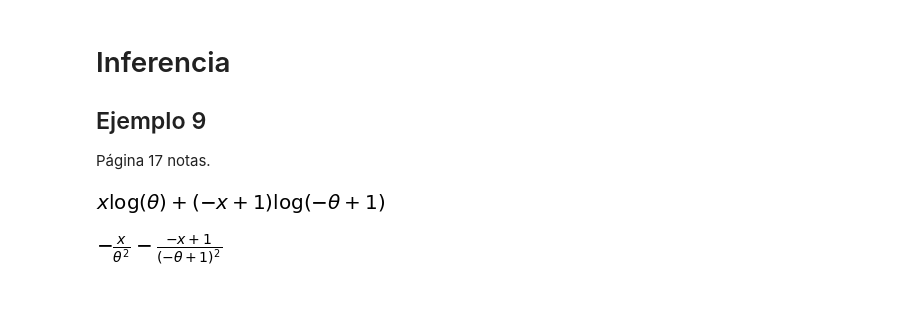
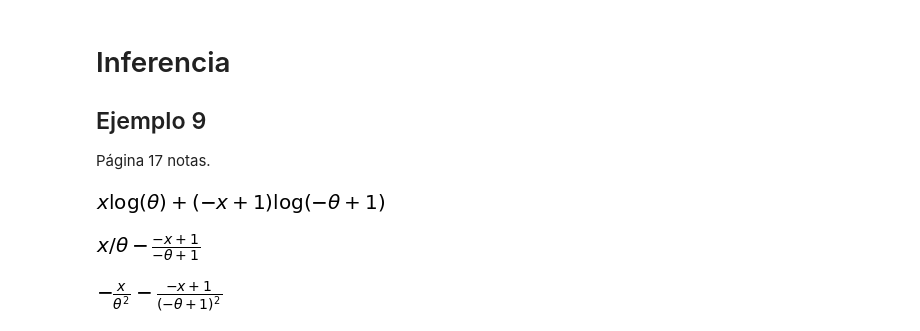
Before and after one commit to philwebsurfer/regresionavanzada2018, a Jupyter notebook: inferencia.ipynb, the cells around one changed output. Cells and saved outputs as stored; diff of their text form; code cells hidden in the pictures; blank space fills up the shorter version.

```diff
--- a/inferencia.ipynb
+++ b/inferencia.ipynb
@@ -13,6 +13,10 @@ log_f_x = x*log(θ) + (1-x)*log(1-θ)
 log_f_x
 # %% [output]
 [figure]
+# %%
+diff(log_f_x, θ)
+# %% [output]
+[figure, added]
 # %%
 diff(diff(log_f_x, θ), θ)
 # %% [output]
```
Also changed, not shown: 23 other files.
